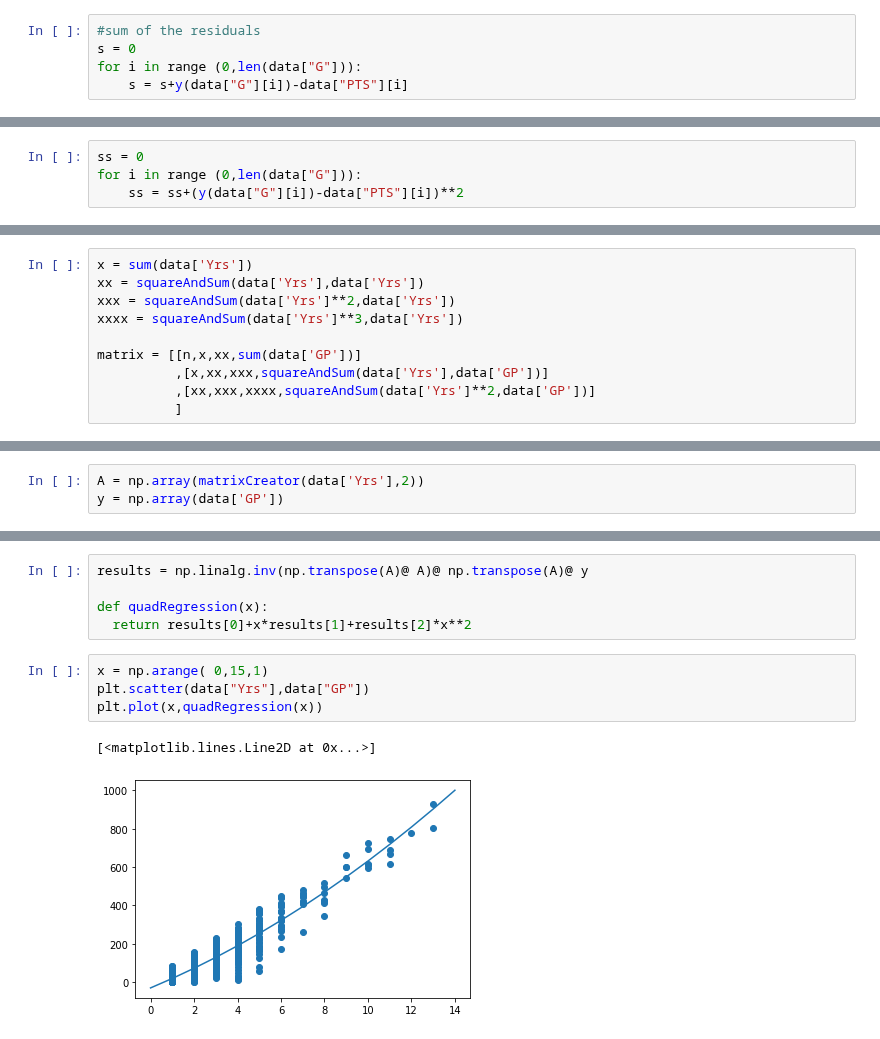
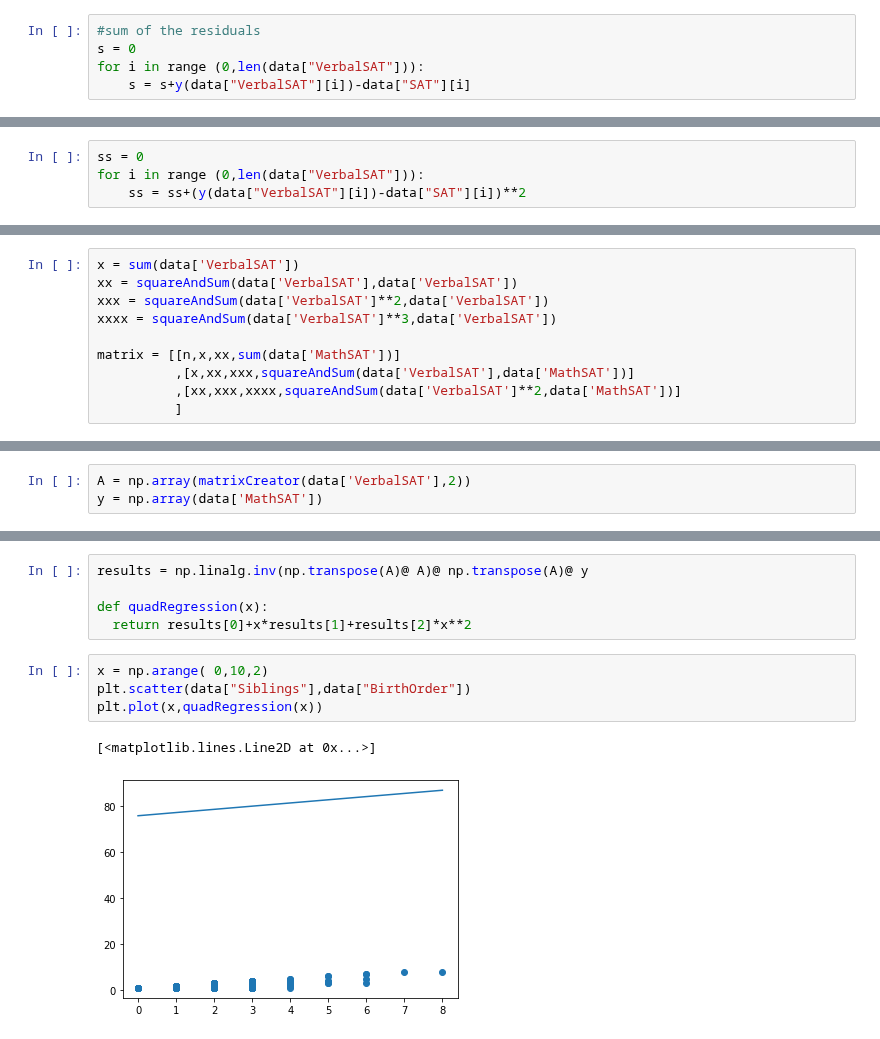
Before and after one commit to rajatlamsal00977/Project-1, a Jupyter notebook: Regression.ipynb, the cells around one changed output, grey strips where cells are left out. Saved outputs shown, nothing was run; the diff lists cells and outputs as text.

```diff
--- a/Regression.ipynb
+++ b/Regression.ipynb
@@ -108,8 +108,8 @@ plt.plot(x,y(x))
 # %%
 #sum of the residuals
 s = 0
-for i in range (0,len(data["G"])):
-    s = s+y(data["G"][i])-data["PTS"][i]
+for i in range (0,len(data["VerbalSAT"])):
+    s = s+y(data["VerbalSAT"][i])-data["SAT"][i]
 # %%
 s
 # %% [output]
@@ -117,7 +117,7 @@ s
 # %%
 ss = 0
-for i in range (0,len(data["G"])):
-    ss = ss+(y(data["G"][i])-data["PTS"][i])**2
+for i in range (0,len(data["VerbalSAT"])):
+    ss = ss+(y(data["VerbalSAT"][i])-data["SAT"][i])**2
 # %%
 ss
 # %% [output]
@@ -145,12 +145,12 @@ plt.scatter(data["Yrs"],data["GP"])
 # %%
-x = sum(data['Yrs'])
-xx = squareAndSum(data['Yrs'],data['Yrs'])
-xxx = squareAndSum(data['Yrs']**2,data['Yrs'])
-xxxx = squareAndSum(data['Yrs']**3,data['Yrs'])
+x = sum(data['VerbalSAT'])
+xx = squareAndSum(data['VerbalSAT'],data['VerbalSAT'])
+xxx = squareAndSum(data['VerbalSAT']**2,data['VerbalSAT'])
+xxxx = squareAndSum(data['VerbalSAT']**3,data['VerbalSAT'])
 
-matrix = [[n,x,xx,sum(data['GP'])]
-          ,[x,xx,xxx,squareAndSum(data['Yrs'],data['GP'])]
-          ,[xx,xxx,xxxx,squareAndSum(data['Yrs']**2,data['GP'])]
+matrix = [[n,x,xx,sum(data['MathSAT'])]
+          ,[x,xx,xxx,squareAndSum(data['VerbalSAT'],data['MathSAT'])]
+          ,[xx,xxx,xxxx,squareAndSum(data['VerbalSAT']**2,data['MathSAT'])]
           ]
 # %%
 import math
@@ -209,8 +209,8 @@ def matrixCreator(list, order):
     matrix.append(rowCreator(i,order))
   return matrix
 # %%
-A = np.array(matrixCreator(data['Yrs'],2))
-y = np.array(data['GP'])
+A = np.array(matrixCreator(data['VerbalSAT'],2))
+y = np.array(data['MathSAT'])
 # %%
 np.linalg.inv(np.transpose(A)@ A)@ np.transpose(A)@ y
 # %% [output]
@@ -221,9 +221,9 @@ results = np.linalg.inv(np.transpose(A)@ A)@ np.transpose(A)@ y
 def quadRegression(x):
   return results[0]+x*results[1]+results[2]*x**2
 # %%
-x = np.arange( 0,15,1)
-plt.scatter(data["Yrs"],data["GP"])
+x = np.arange( 0,10,2)
+plt.scatter(data["Siblings"],data["BirthOrder"])
 plt.plot(x,quadRegression(x))
 # %% [output]
 [<matplotlib.lines.Line2D at 0x...>]
-[figure, old version]
+[figure, new version]
```
Also changed, not shown: parts of 17 cells of this notebook.
